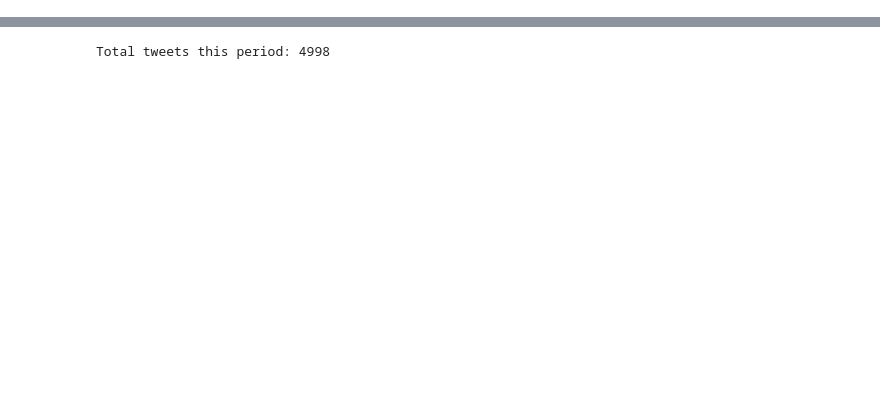
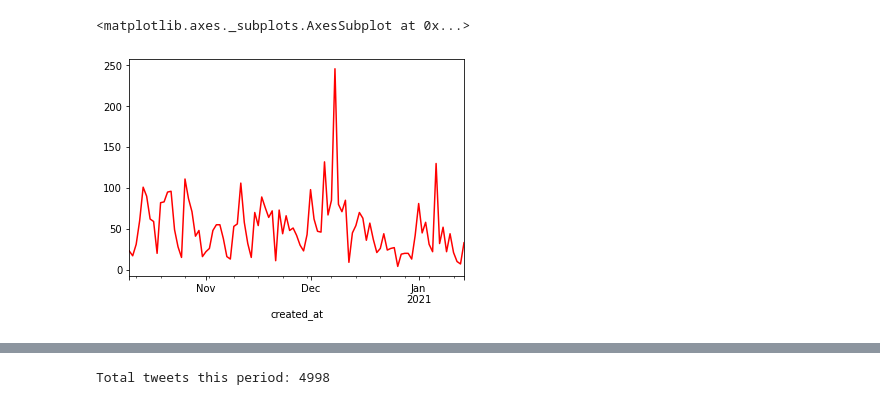
Before and after one commit to csantanaes/analisedadostwitter, a Jupyter notebook: EARTE_Analise_Twitter_Fev_2021.ipynb, the cells around one changed output, grey strips where cells are left out. Saved outputs shown, nothing was run; the diff lists cells and outputs as text; code cells hidden in the pictures; blank space fills up the shorter version.

```diff
--- a/EARTE_Analise_Twitter_Fev_2021.ipynb
+++ b/EARTE_Analise_Twitter_Fev_2021.ipynb
@@ -20,0 +122,12 @@ df.head()
+# %%
+# Gráfico de volume de postages
+# Convert the created_at column to np.datetime object
+df['created_at'] = pd.to_datetime(df['created_at'])
+
+df.set_index('created_at').resample('D').text.count().plot(color='r')
+
+
+#Analisar os dados.. Tentar fazer script para contar twuites agregados de um mes
+# %% [output]
+<matplotlib.axes._subplots.AxesSubplot at 0x...>
+[figure, added]
```
Also changed, not shown: parts of 51 cells of this notebook.
